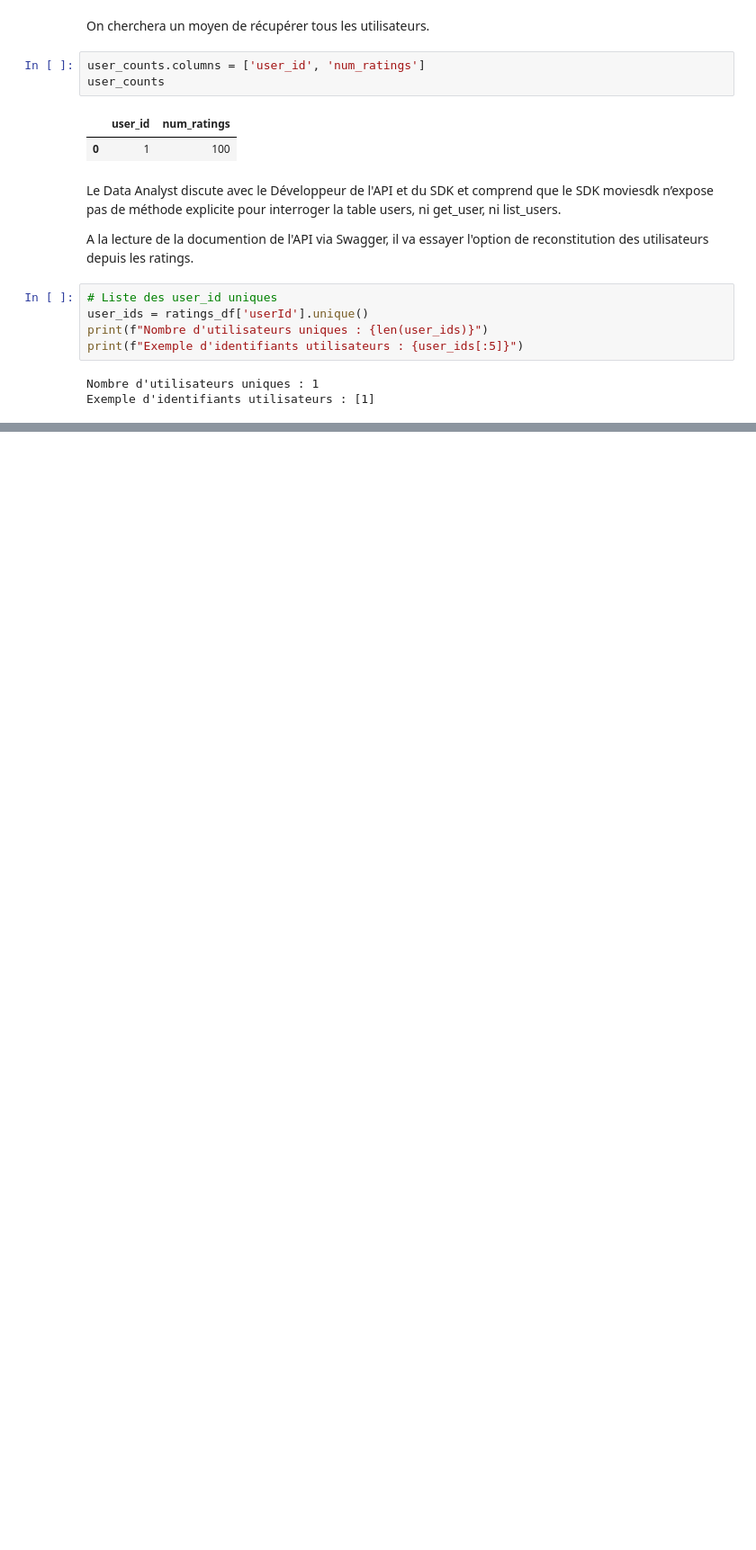
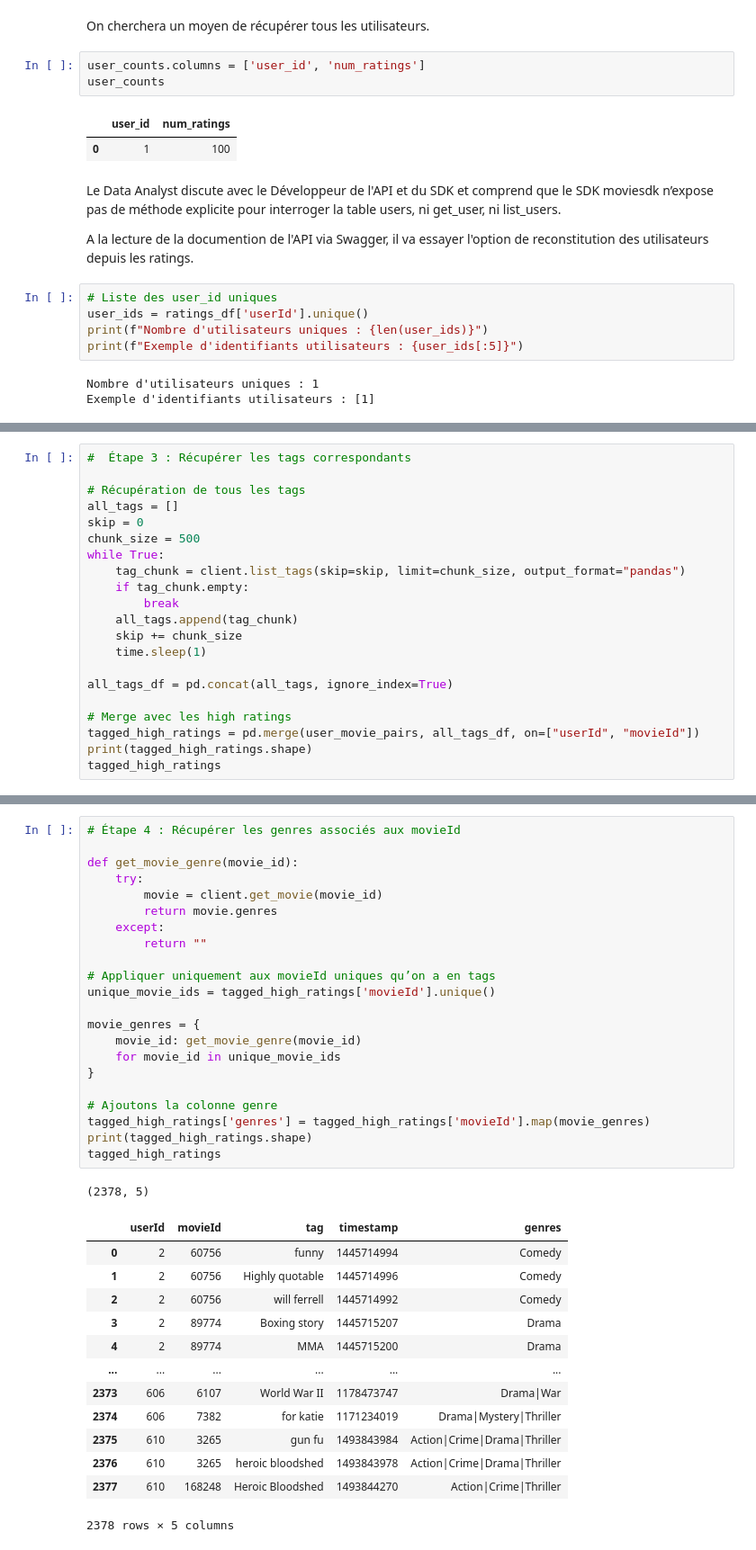
Before and after one commit to JosueAfouda/movielens-analytics, a Jupyter notebook: dataanalysis/movie_data_analysis.ipynb, the cells around one changed output, grey strips where cells are left out. Shown at 90% size. Drawn from its saved outputs; the diff is of its cells as text; blank space fills up the shorter version.

```diff
--- a/dataanalysis/movie_data_analysis.ipynb
+++ b/dataanalysis/movie_data_analysis.ipynb
@@ -135,0 +393,21 @@ Exemple d'identifiants utilisateurs : [1]
+# %%
+#  Étape 3 : Récupérer les tags correspondants
+
+# Récupération de tous les tags
+all_tags = []
+skip = 0
+chunk_size = 500
+while True:
+    tag_chunk = client.list_tags(skip=skip, limit=chunk_size, output_format="pandas")
+    if tag_chunk.empty:
+        break
+    all_tags.append(tag_chunk)
+    skip += chunk_size
+    time.sleep(1)
+
+all_tags_df = pd.concat(all_tags, ignore_index=True)
+
+# Merge avec les high ratings
+tagged_high_ratings = pd.merge(user_movie_pairs, all_tags_df, on=["userId", "movieId"])
+print(tagged_high_ratings.shape)
+tagged_high_ratings
@@ -135,0 +429,37 @@ Exemple d'identifiants utilisateurs : [1]
+# %%
+# Étape 4 : Récupérer les genres associés aux movieId
+
+def get_movie_genre(movie_id):
+    try:
+        movie = client.get_movie(movie_id)
+        return movie.genres
+    except:
+        return ""
+
+# Appliquer uniquement aux movieId uniques qu’on a en tags
+unique_movie_ids = tagged_high_ratings['movieId'].unique()
+
+movie_genres = {
+    movie_id: get_movie_genre(movie_id)
+    for movie_id in unique_movie_ids
+}
+
+# Ajoutons la colonne genre
+tagged_high_ratings['genres'] = tagged_high_ratings['movieId'].map(movie_genres)
+print(tagged_high_ratings.shape)
+tagged_high_ratings
+# %% [output]
+(2378, 5)
+|  | userId | movieId | tag | timestamp | genres |
+| 0 | 2 | 60756 | funny | 1445714994 | Comedy |
+| 1 | 2 | 60756 | Highly quotable | 1445714996 | Comedy |
+| 2 | 2 | 60756 | will ferrell | 1445714992 | Comedy |
+| 3 | 2 | 89774 | Boxing story | 1445715207 | Drama |
+| 4 | 2 | 89774 | MMA | 1445715200 | Drama |
+| ... | ... | ... | ... | ... | ... |
+| 2373 | 606 | 6107 | World War II | 1178473747 | Drama|War |
+| 2374 | 606 | 7382 | for katie | 1171234019 | Drama|Mystery|Thriller |
+| 2375 | 610 | 3265 | gun fu | 1493843984 | Action|Crime|Drama|Thriller |
+| 2376 | 610 | 3265 | heroic bloodshed | 1493843978 | Action|Crime|Drama|Thriller |
+| 2377 | 610 | 168248 | Heroic Bloodshed | 1493844270 | Action|Crime|Thriller |
+2378 rows × 5 columns
```
Also changed, not shown: parts of 19 cells of this notebook.
